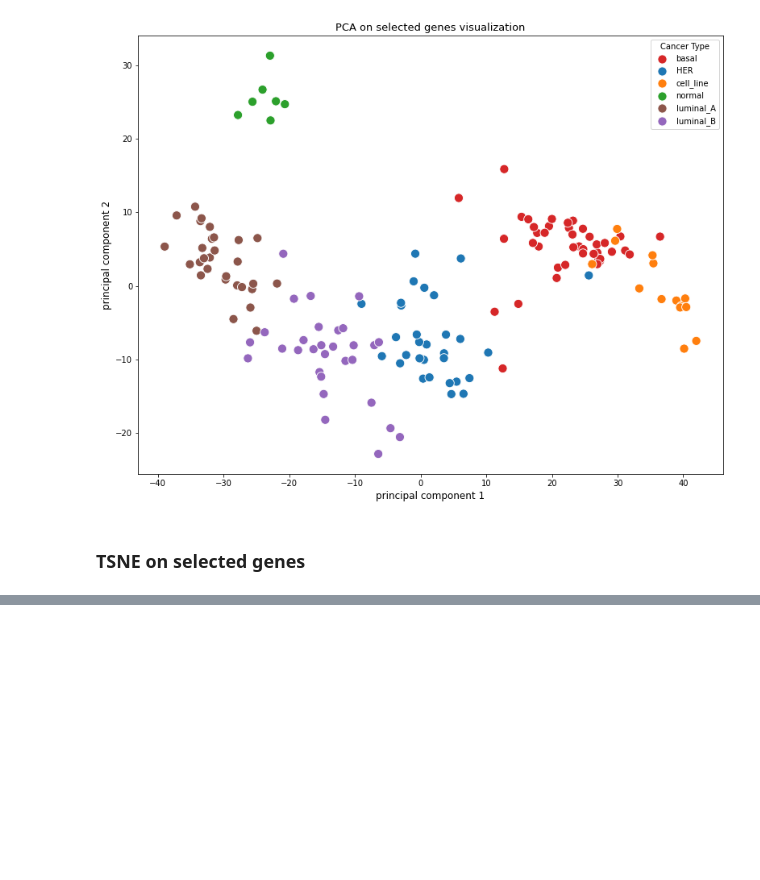
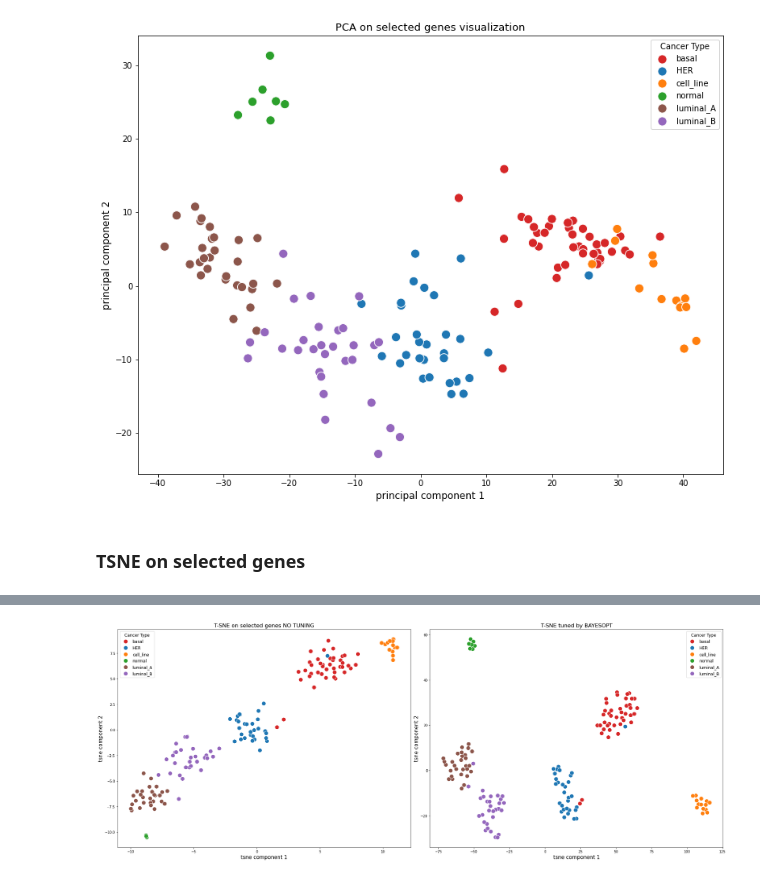
Before and after one commit to IceRocky/tsne_genes_analysis, a Jupyter notebook: breast_cancer_analysis.ipynb, the cells around one changed output, grey strips where cells are left out. Cells and saved outputs as stored; diff of their text form; code cells hidden in the pictures; blank space fills up the shorter version.

```diff
--- a/breast_cancer_analysis.ipynb
+++ b/breast_cancer_analysis.ipynb
@@ -421,0 +533,22 @@ plt.show()
+# %%
+tuned_tsne_df = pd.DataFrame(tuned_tsne_matrix[:, :2], columns=['axis1', 'axis2'])
+tuned_tsne_df['Label'] = cancer_labels
+
+fig, axes = plt.subplots(1, 2, figsize=(26, 10))
+
+sns.scatterplot(data=tsne_red_df, x='axis1', y='axis2', hue='Label', palette=color_map, s=150, ax=axes[0])
+axes[0].set_title('T-SNE on selected genes NO TUNING', fontsize=16)
+axes[0].set_xlabel('tsne component 1', fontsize=15)
+axes[0].set_ylabel('tsne component 2', fontsize=15)
+axes[0].legend(title='Cancer Type', title_fontsize='large', fontsize='large')
+
+sns.scatterplot(data=tuned_tsne_df, x='axis1', y='axis2', hue='Label', palette=color_map, s=150, ax=axes[1])
+axes[1].set_title('T-SNE tuned by BAYESOPT', fontsize=16)
+axes[1].set_xlabel('tsne component 1', fontsize=15)
+axes[1].set_ylabel('tsne component 2', fontsize=15)
+axes[1].legend(title='Cancer Type', title_fontsize='large', fontsize='large')
+
+plt.tight_layout()
+plt.show()
+# %% [output]
+[figure, added]
```
Also changed, not shown: parts of 22 cells of this notebook.
